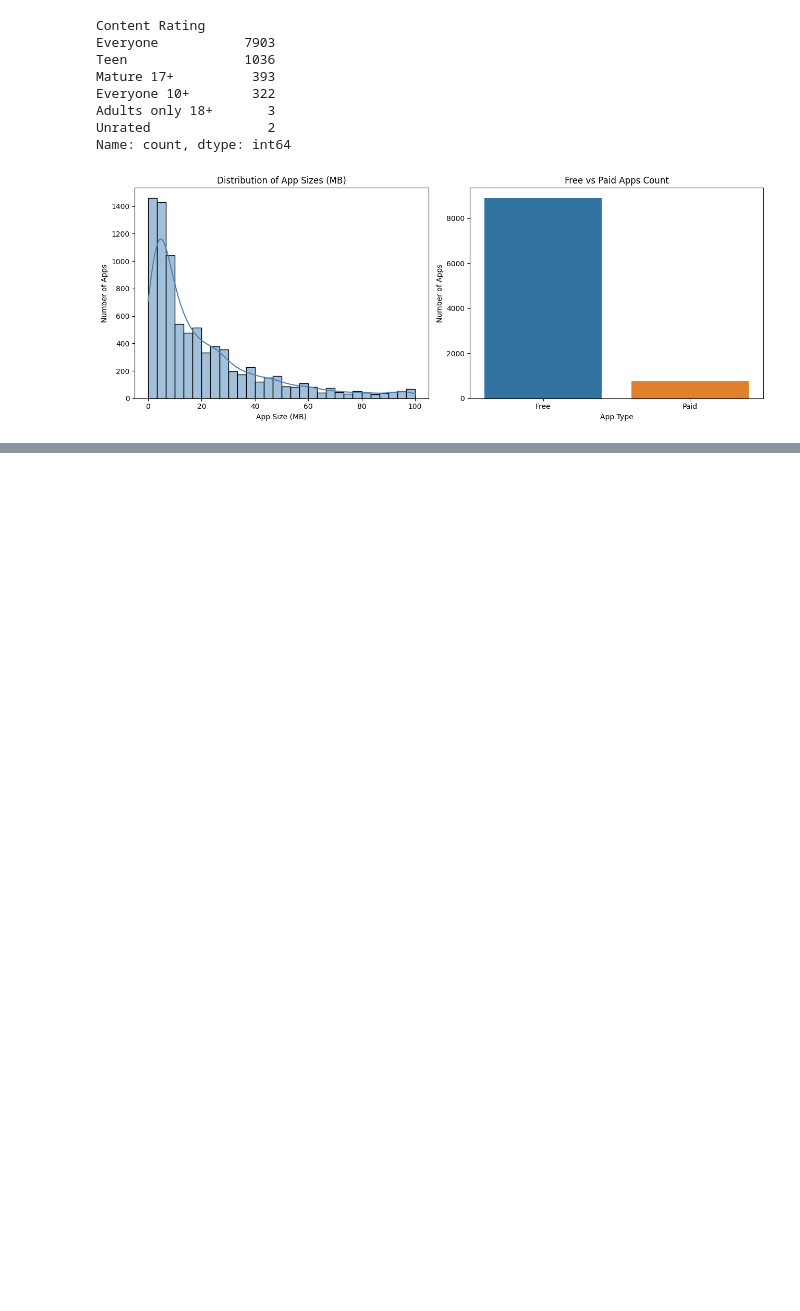
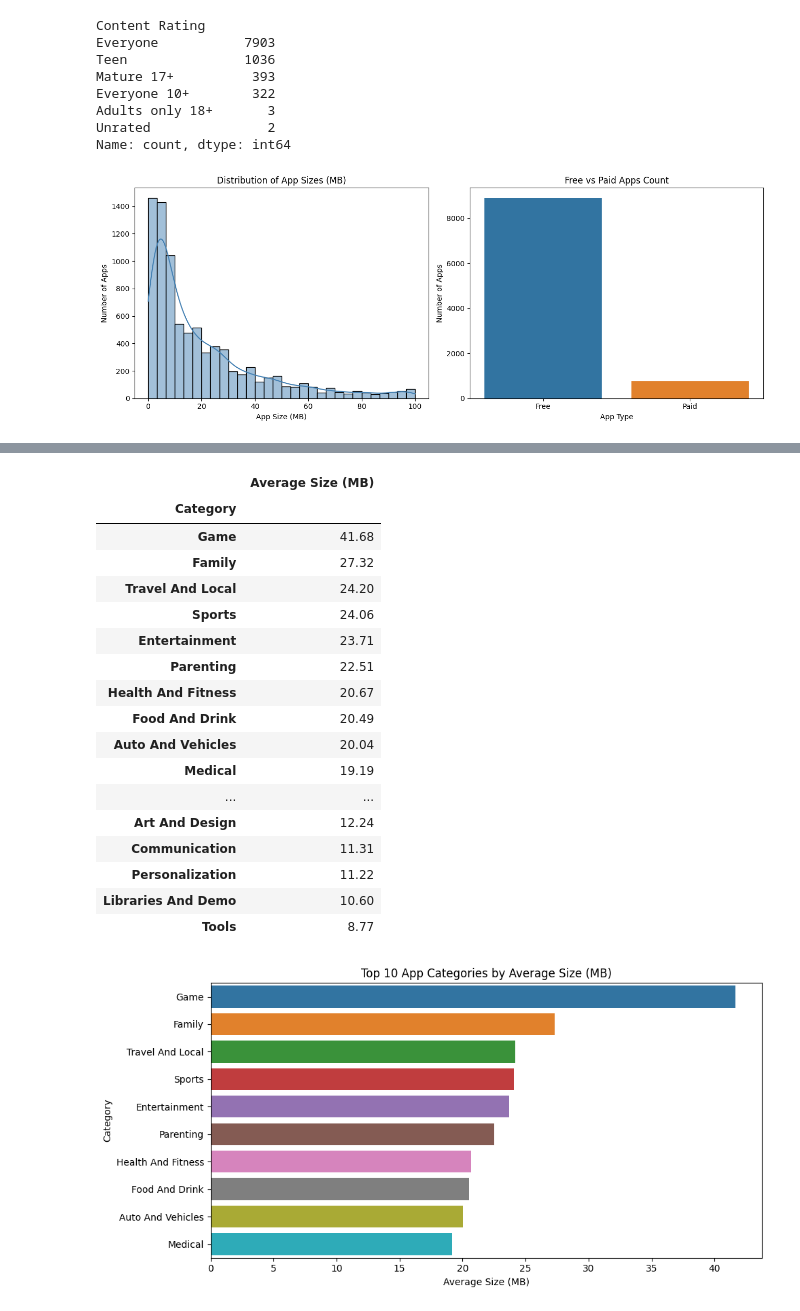
Before and after one commit to eishutamori/App-Insights-EDA, a Jupyter notebook: notebooks/EDA01_App_Insights_Analysis.ipynb, the cells around one changed output, grey strips where cells are left out. Drawn from its saved outputs; the diff is of its cells as text; code cells hidden in the pictures; blank space fills up the shorter version.

```diff
--- a/notebooks/EDA01_App_Insights_Analysis.ipynb
+++ b/notebooks/EDA01_App_Insights_Analysis.ipynb
@@ -206,0 +273,38 @@ Name: count, dtype: int64
+# %%
+# Calculate average app size (MB) per category, sorted from largest to smallest
+avg_size_by_cat = df.groupby('Category')['Size_MB'].mean().round(2).sort_values(ascending=False)
+display(avg_size_by_cat.to_frame(name='Average Size (MB)'))
+
+# Plot Top 10 categories by average size
+plt.figure(figsize=(10, 5))
+sns.barplot(
+    x=avg_size_by_cat.head(10).values,
+    y=avg_size_by_cat.head(10).index,
+    hue=avg_size_by_cat.head(10).index,
+    legend=False
+)
+plt.title('Top 10 App Categories by Average Size (MB)')
+plt.xlabel('Average Size (MB)')
+plt.ylabel('Category')
+plt.tight_layout()
+plt.show()
+# %% [output]
+|  | Average Size (MB) |
+| Category |  |
+| Game | 41.68 |
+| Family | 27.32 |
+| Travel And Local | 24.20 |
+| Sports | 24.06 |
+| Entertainment | 23.71 |
+| Parenting | 22.51 |
+| Health And Fitness | 20.67 |
+| Food And Drink | 20.49 |
+| Auto And Vehicles | 20.04 |
+| Medical | 19.19 |
+| ... | ... |
+| Art And Design | 12.24 |
+| Communication | 11.31 |
+| Personalization | 11.22 |
+| Libraries And Demo | 10.60 |
+| Tools | 8.77 |
+[figure, added]
```
Also changed, not shown: parts of 45 cells of this notebook.
